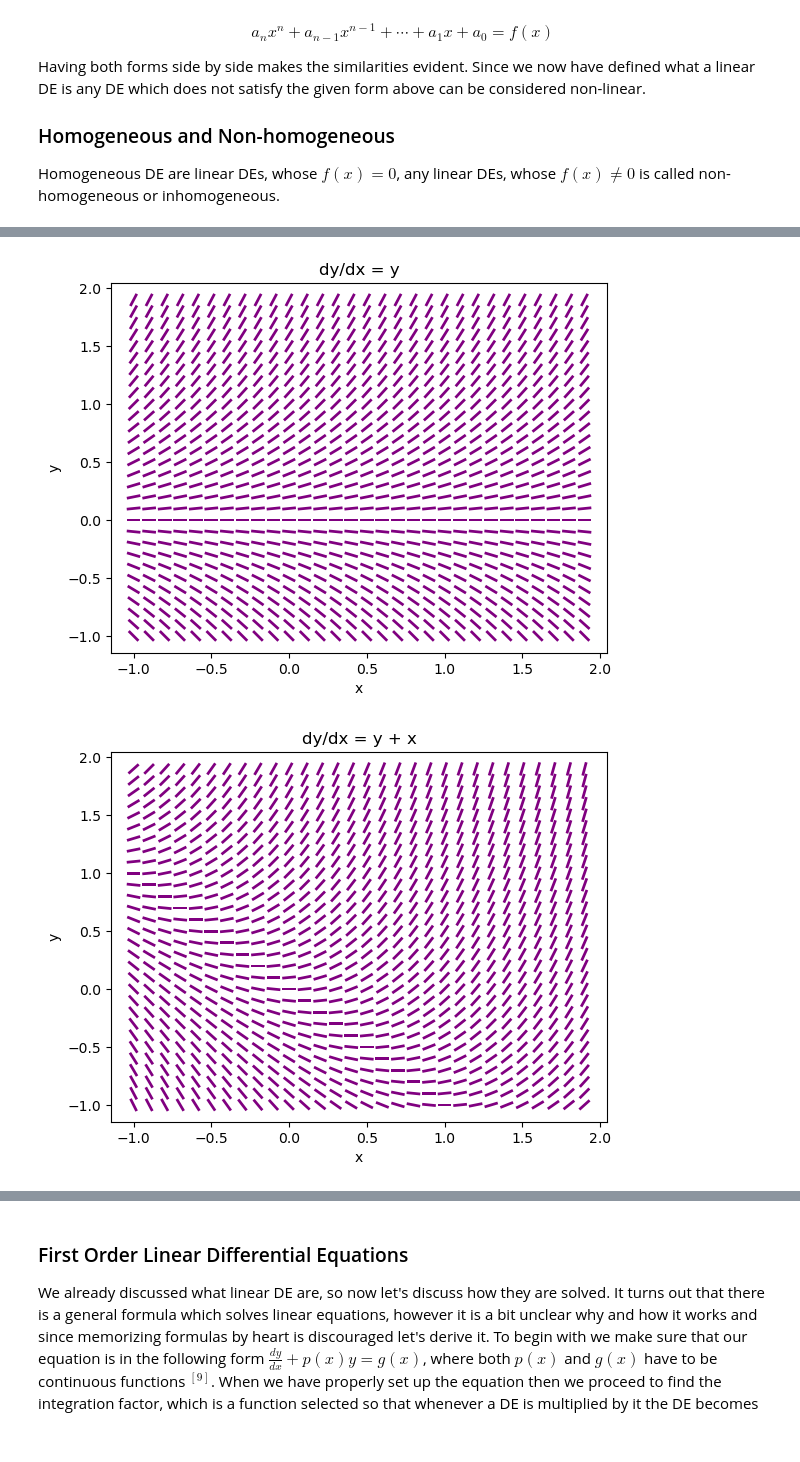
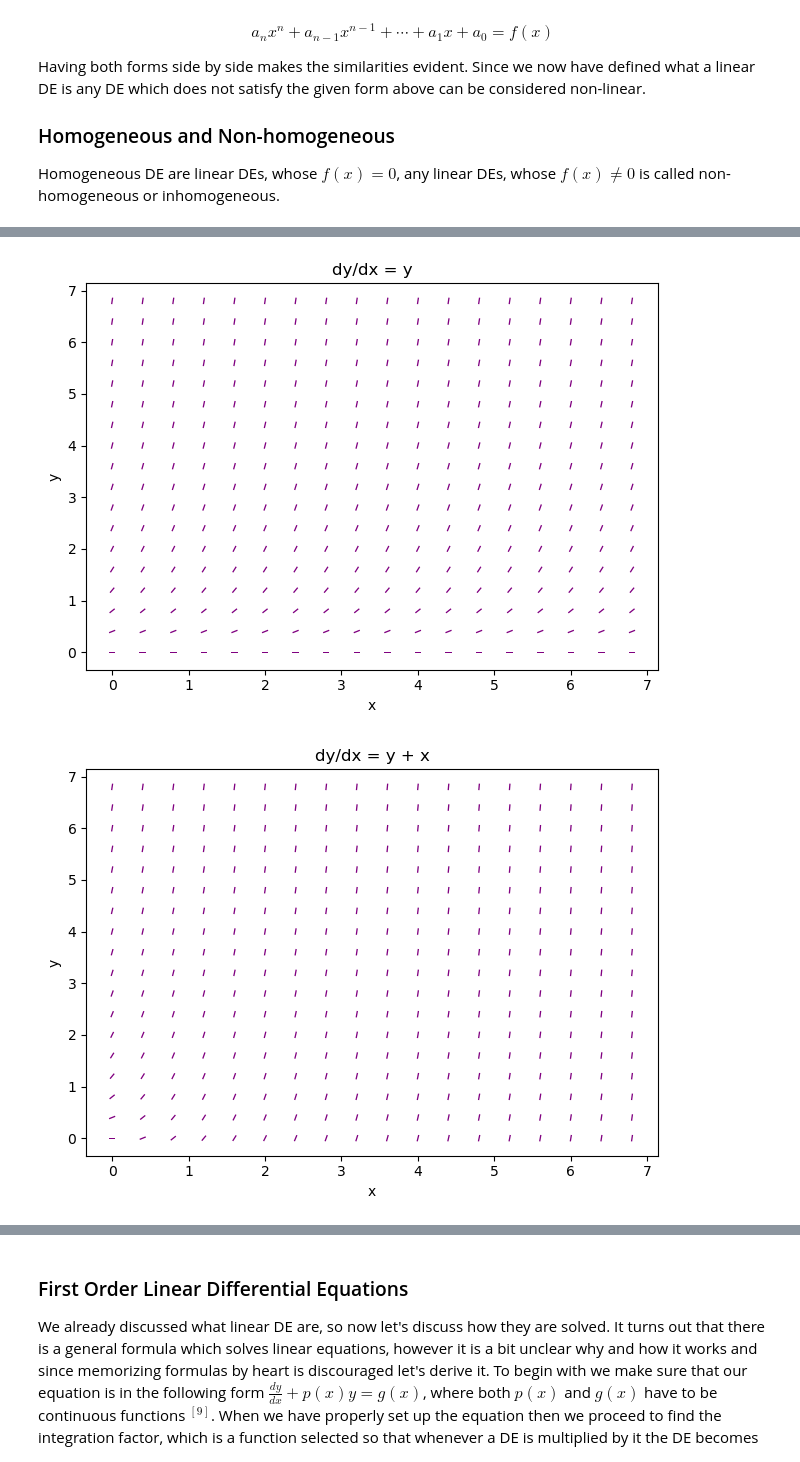
Before and after one commit to AlexanderTsoiGeorgiev/Differential-Equations, a Jupyter notebook: Differential Equations.ipynb, the cells around one changed output, grey strips where cells are left out. Cells and saved outputs as stored; diff of their text form; code cells hidden in the pictures.

```diff
--- a/Differential Equations.ipynb
+++ b/Differential Equations.ipynb
@@ -135,40 +138,42 @@ Slope fields or vector field are a useful tool when it comes to first-order DEs.
 # %%
-def create_meshgrid(minrange = -3, maxrange = 3, step = 0.3):
-    x = np.arange(minrange, maxrange + 1, step)
-    y = np.arange(minrange, maxrange + 1, step)
+def create_meshgrid(xminrange = -3, xmaxrange = 3, yminrange = - 3, ymaxrange = 3, step = 0.3):
+    x = np.arange(xminrange, xmaxrange + 1, step)
+    y = np.arange(yminrange, ymaxrange + 1, step)
     return np.meshgrid(x, y)
 
 def plot_vector_field(X, Y, dyf, vectors = True, xtitle = 'x', ytitle = 'y', title = 'Field'):
     dy = dyf
     dx = np.ones(dy.shape)
 
     norm = np.sqrt(dx**2 + dy**2)
     dyu = dy/norm
     dxu = dx/norm
     if vectors:
         plt.quiver(X,Y, dxu, dyu, color='purple')
     else:
         plt.quiver(X,Y, dxu, dyu, color='purple',
                    headaxislength = 2,
                    headlength = 0,
                    pivot='middle',
                    scale=10,
                    linewidth = 2,
                    units = 'xy',
                    width=0.02,
                    headwidth = 1)
     plt.xlabel(xtitle)
     plt.ylabel(ytitle)
     plt.title(title)
+    plt.tight_layout()
     plt.show()
 
-X, Y = create_meshgrid(minrange=-1, maxrange=1, step=0.1)
+X, Y = create_meshgrid(xminrange=0, xmaxrange=6, yminrange=0, ymaxrange=6, step=0.4)
 plot_vector_field(X, Y, dyf= Y, vectors = False, title='dy/dx = y')
 plot_vector_field(X, Y, dyf= Y + X, vectors = False, title='dy/dx = y + x')
 plot_vector_field(X, Y, dyf= 2 * Y + X, vectors = False, title='dy/dx = 2*y + x')
 plot_vector_field(X, Y, dyf= Y + np.sin(X), vectors = True, title='dy/dx = y + sin(x)')
 plot_vector_field(X, Y, dyf= X/Y, vectors = True, title='dy/dx = x/y')
 plot_vector_field(X, Y, dyf= Y/X, vectors = True, title='dy/dx = y/x')
+plot_vector_field(X, Y, dyf= 5*Y*(1 - Y/10), vectors=True)
 # %% [output]
-[figure, old version]
+[figure, new version]
-[figure, old version]
+[figure, new version]
```
Also changed, not shown: parts of 7 cells of this notebook.
